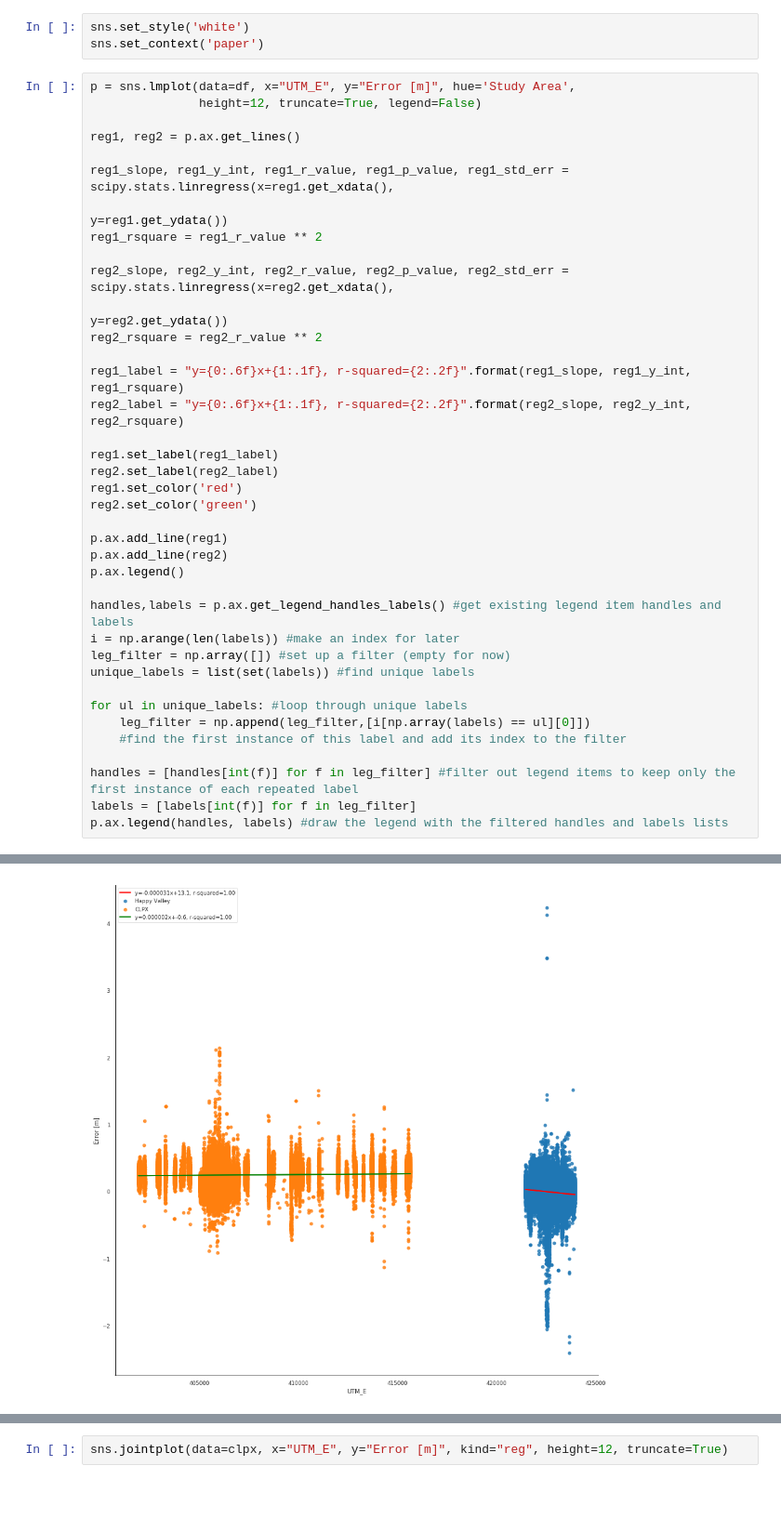
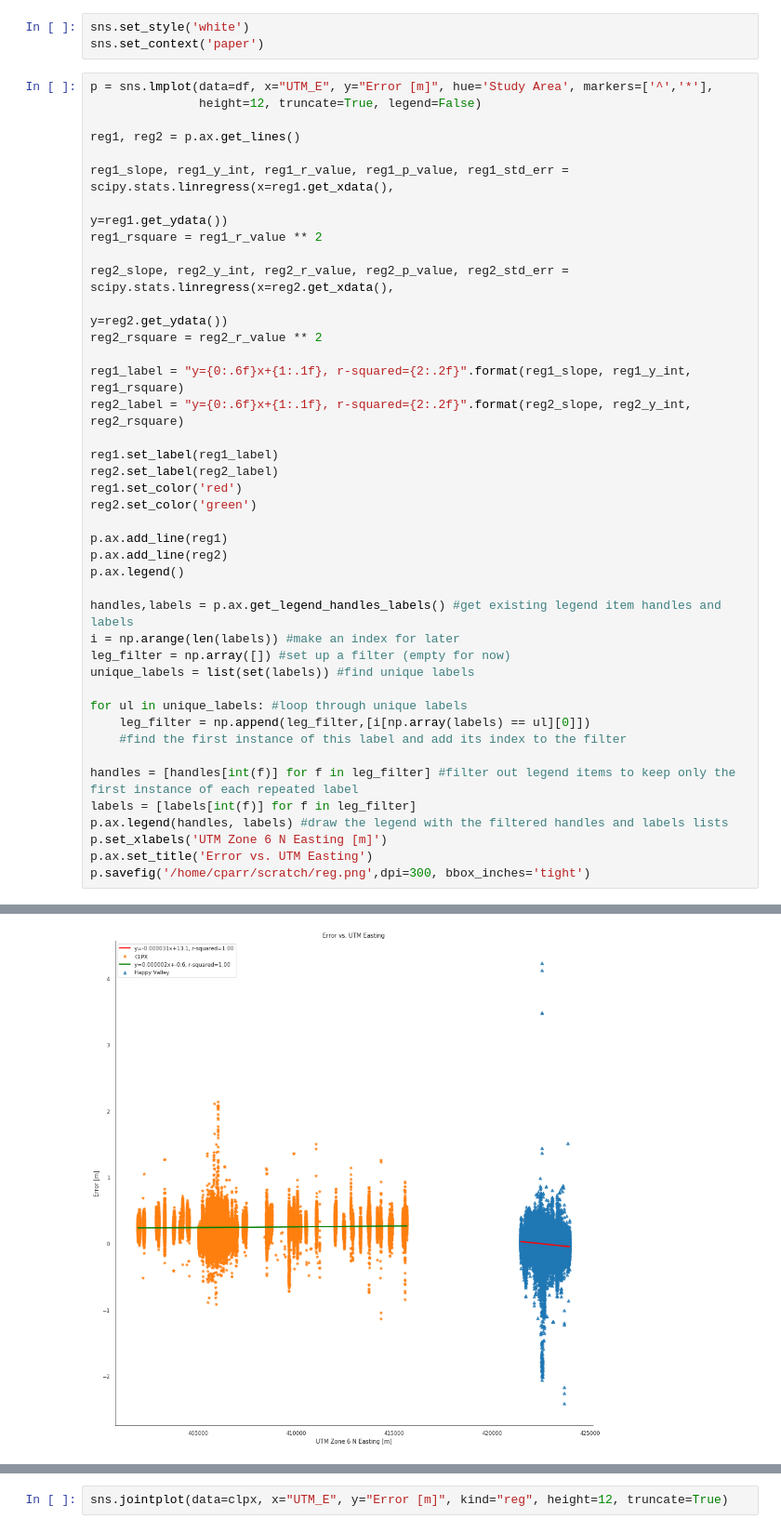
Before and after one commit to charparr/parr-thesis, a Jupyter notebook: notebooks/geographic_error_analysis.ipynb, the cells around one changed output, grey strips where cells are left out. Shown at 93% size. Saved outputs shown, nothing was run; the diff lists cells and outputs as text; blank space fills up the shorter version.

Commit message:
sandbox to draft err v topo/geo plots

```diff
--- a/notebooks/geographic_error_analysis.ipynb
+++ b/notebooks/geographic_error_analysis.ipynb
@@ -33,7 +26,7 @@ hv = df[df['Study Area'] == 'Happy Valley']
 sns.set_style('white')
 sns.set_context('paper')
 # %%
-p = sns.lmplot(data=df, x="UTM_E", y="Error [m]", hue='Study Area',
+p = sns.lmplot(data=df, x="UTM_E", y="Error [m]", hue='Study Area', markers=['^','*'],
                height=12, truncate=True, legend=False)
 
 reg1, reg2 = p.ax.get_lines()
@@ -70,4 +63,7 @@ for ul in unique_labels: #loop through unique labels
 handles = [handles[int(f)] for f in leg_filter] #filter out legend items to keep only the first instance of each repeated label
 labels = [labels[int(f)] for f in leg_filter]
 p.ax.legend(handles, labels) #draw the legend with the filtered handles and labels lists
+p.set_xlabels('UTM Zone 6 N Easting [m]')
+p.ax.set_title('Error vs. UTM Easting')
+p.savefig('/home/cparr/scratch/reg.png',dpi=300, bbox_inches='tight')
 # %% [output]
@@ -75,2 +70,2 @@ p.ax.legend(handles, labels) #draw the legend with the filtered handles and labe
-[figure, old version]
+[figure, new version]
 # %%
```
Also changed, not shown: parts of 14 cells of this notebook, 1 other file.
